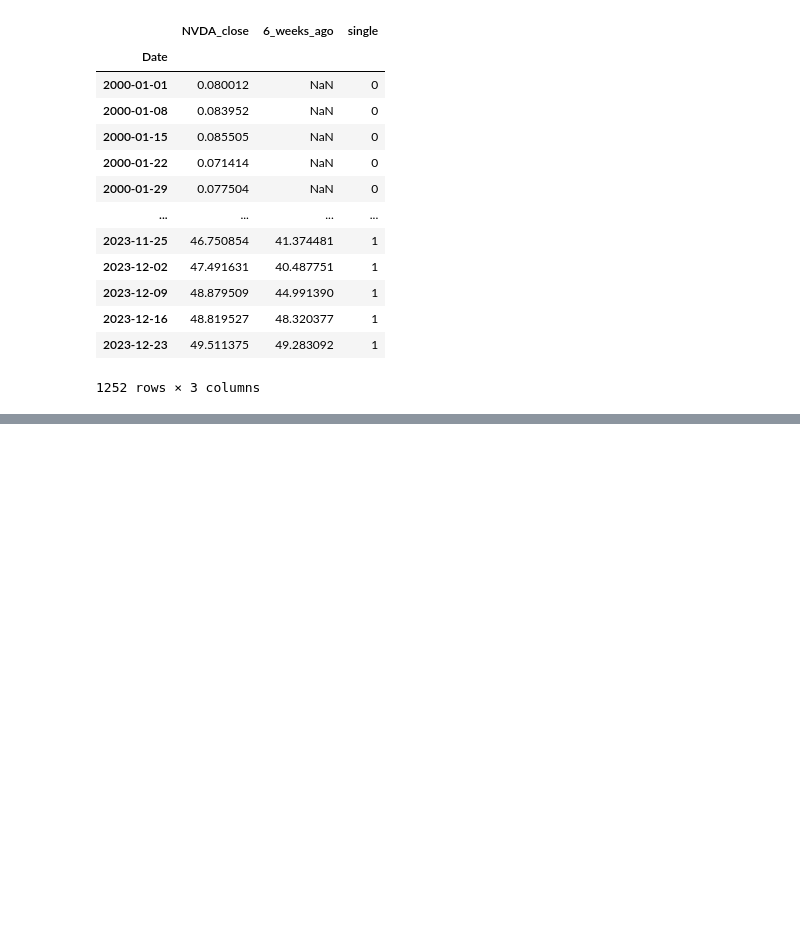
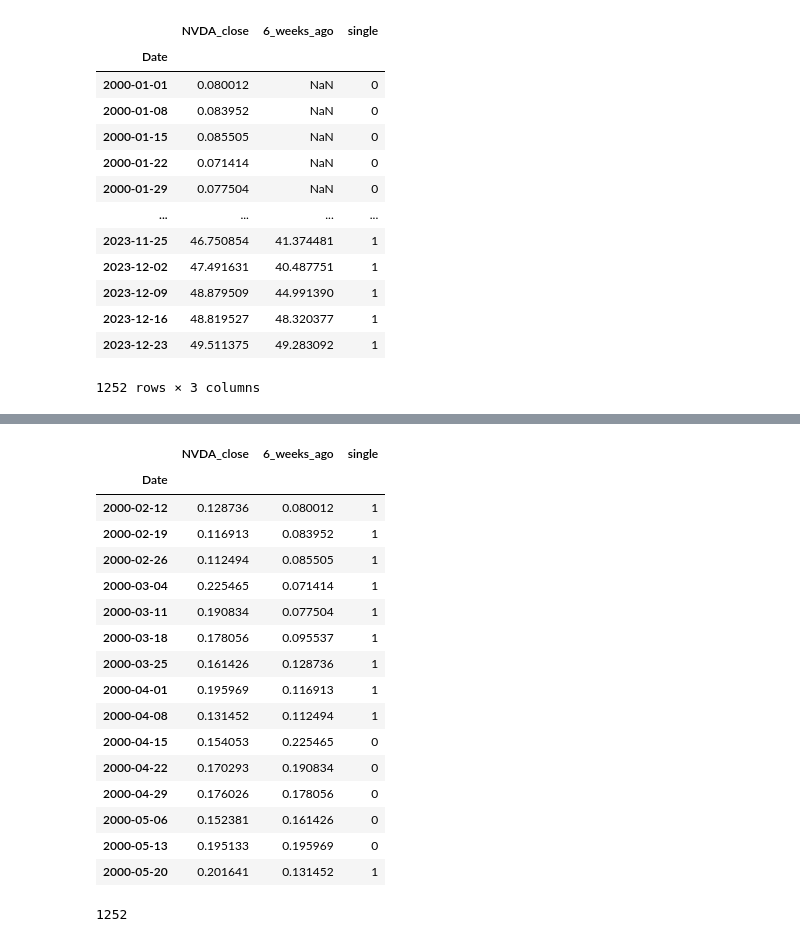
Before and after one commit to pNatTueku/codingProjectwithPython, a Jupyter notebook: project_07_stock_price_list.ipynb, the cells around one changed output, grey strips where cells are left out. Cells and saved outputs as stored; diff of their text form; code cells hidden in the pictures; blank space fills up the shorter version.

```diff
--- a/project_07_stock_price_list.ipynb
+++ b/project_07_stock_price_list.ipynb
@@ -222,0 +244,28 @@ sample_df
+# %%
+# select data from look back date to another 15 days
+
+sample_df.iloc[n_lookback : n_lookback + 15]
+# %% [output]
+|  | NVDA_close | 6_weeks_ago | single |
+| Date |  |  |  |
+| 2000-02-12 | 0.128736 | 0.080012 | 1 |
+| 2000-02-19 | 0.116913 | 0.083952 | 1 |
+| 2000-02-26 | 0.112494 | 0.085505 | 1 |
+| 2000-03-04 | 0.225465 | 0.071414 | 1 |
+| 2000-03-11 | 0.190834 | 0.077504 | 1 |
+| 2000-03-18 | 0.178056 | 0.095537 | 1 |
+| 2000-03-25 | 0.161426 | 0.128736 | 1 |
+| 2000-04-01 | 0.195969 | 0.116913 | 1 |
+| 2000-04-08 | 0.131452 | 0.112494 | 1 |
+| 2000-04-15 | 0.154053 | 0.225465 | 0 |
+| 2000-04-22 | 0.170293 | 0.190834 | 0 |
+| 2000-04-29 | 0.176026 | 0.178056 | 0 |
+| 2000-05-06 | 0.152381 | 0.161426 | 0 |
+| 2000-05-13 | 0.195133 | 0.195969 | 0 |
+| 2000-05-20 | 0.201641 | 0.131452 | 1 |
+# %%
+# chekc length of original dataframe
+
+len(df)
+# %% [output]
+1252
```
Also changed, not shown: parts of 8 cells of this notebook.
